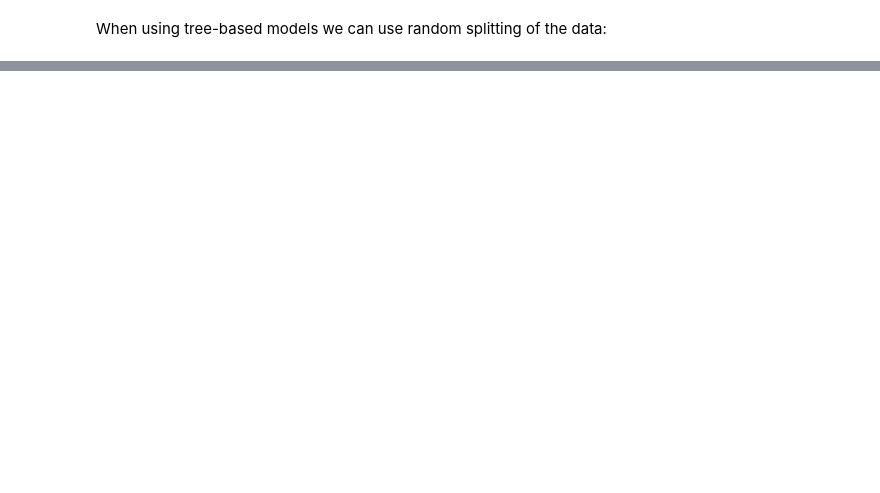
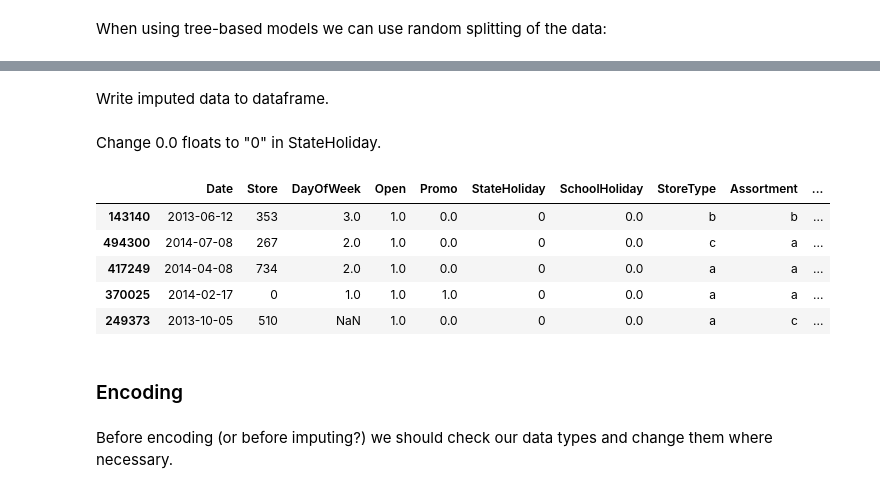
Before and after one commit to cverst/minicomp, a Jupyter notebook: Exploratory.ipynb, the cells around one changed output, grey strips where cells are left out. Saved outputs shown, nothing was run; the diff lists cells and outputs as text; code cells hidden in the pictures; blank space fills up the shorter version.

```diff
--- a/Exploratory.ipynb
+++ b/Exploratory.ipynb
@@ -268,0 +271,52 @@ len(X_test)
+# %%
+from sklearn.compose import ColumnTransformer
+from sklearn.impute import SimpleImputer
+
+zero_columns = ["Open", "Promo", "SchoolHoliday"]
+zero_imputer = SimpleImputer(missing_values=np.nan, strategy="constant", fill_value=0)
+
+mode_columns = ["StateHoliday", "StoreType", "Assortment"]
+mode_imputer = SimpleImputer(missing_values=np.nan, strategy="most_frequent")
+
+all_columns_ordered =  zero_columns + mode_columns
+
+ct = ColumnTransformer(
+    transformers=[
+        ("zero_imputer", zero_imputer, zero_columns),
+        ("mode_imputer", mode_imputer, mode_columns),
+    ],
+    verbose_feature_names_out=False,
+)
+
+transformed = ct.fit_transform(X_train)
+# %% [markdown]
+Write imputed data to dataframe.
+# %%
+X_train_imputed = X_train.copy()
+X_train_imputed.loc[:, all_columns_ordered] = transformed
+# %% [markdown]
+Change 0.0 floats to "0" in StateHoliday.
+# %%
+def zerofun(row):
+    if row["StateHoliday"] == "0.0":
+        out = "0"
+    else:
+        out = row["StateHoliday"]
+    return out
+
+X_train_imputed = X_train_imputed.astype({"StateHoliday": str})
+
+X_train_imputed.loc[:, "StateHoliday"] = X_train_imputed.apply(func=zerofun, axis=1)
+# %%
+X_train_imputed.head()
+# %% [output]
+|  | Date | Store | DayOfWeek | Open | Promo | StateHoliday | SchoolHoliday | StoreType | Assortment | ... |
+| 143140 | 2013-06-12 | 353 | 3.0 | 1.0 | 0.0 | 0 | 0.0 | b | b | ... |
+| 494300 | 2014-07-08 | 267 | 2.0 | 1.0 | 0.0 | 0 | 0.0 | c | a | ... |
+| 417249 | 2014-04-08 | 734 | 2.0 | 1.0 | 0.0 | 0 | 0.0 | a | a | ... |
+| 370025 | 2014-02-17 | 0 | 1.0 | 1.0 | 1.0 | 0 | 0.0 | a | a | ... |
+| 249373 | 2013-10-05 | 510 | NaN | 1.0 | 0.0 | 0 | 0.0 | a | c | ... |
+# %% [markdown]
+### Encoding
+# %% [markdown]
+Before encoding (or before imputing?) we should check our data types and change them where necessary.
```
Also changed, not shown: parts of 51 cells of this notebook, 4 other files.
